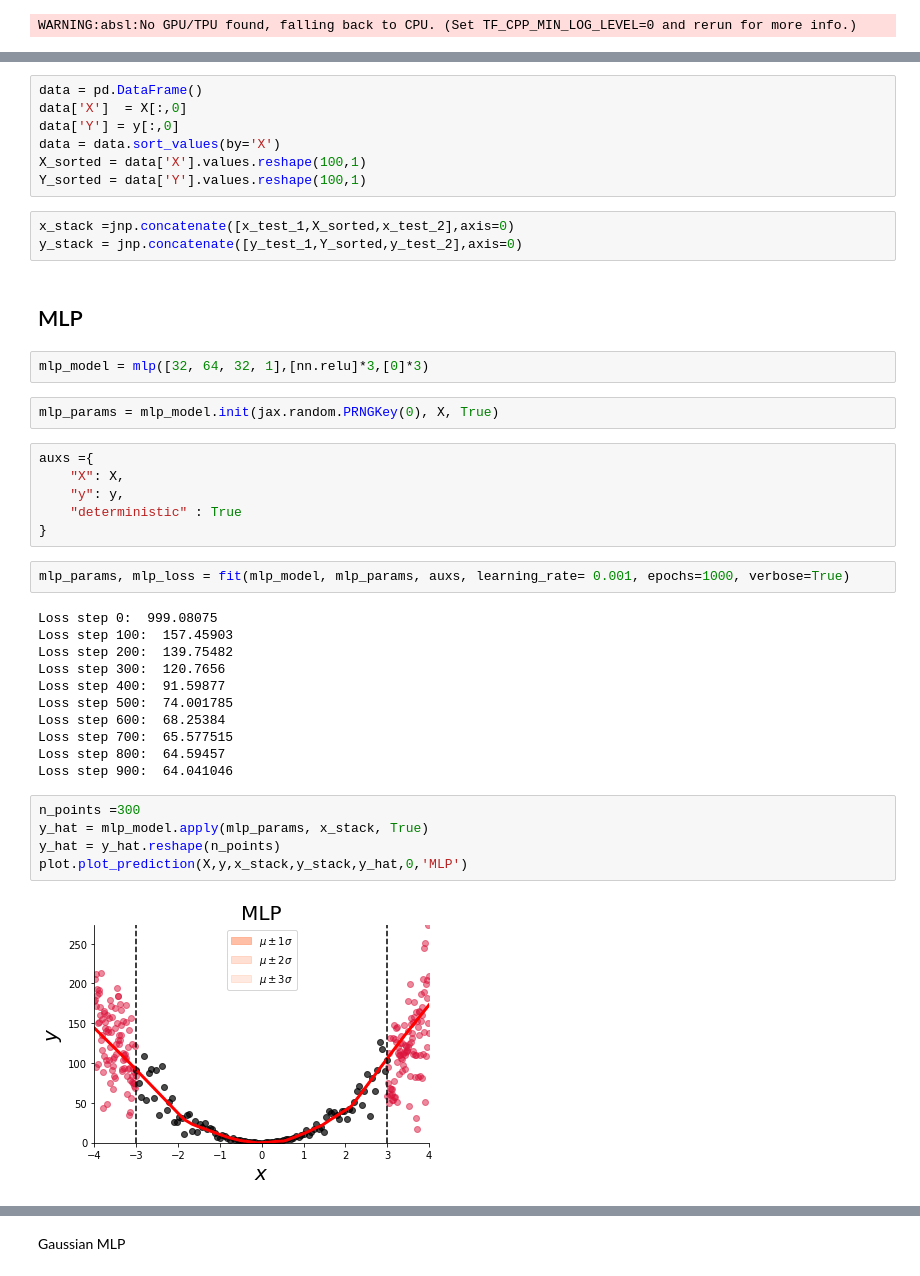
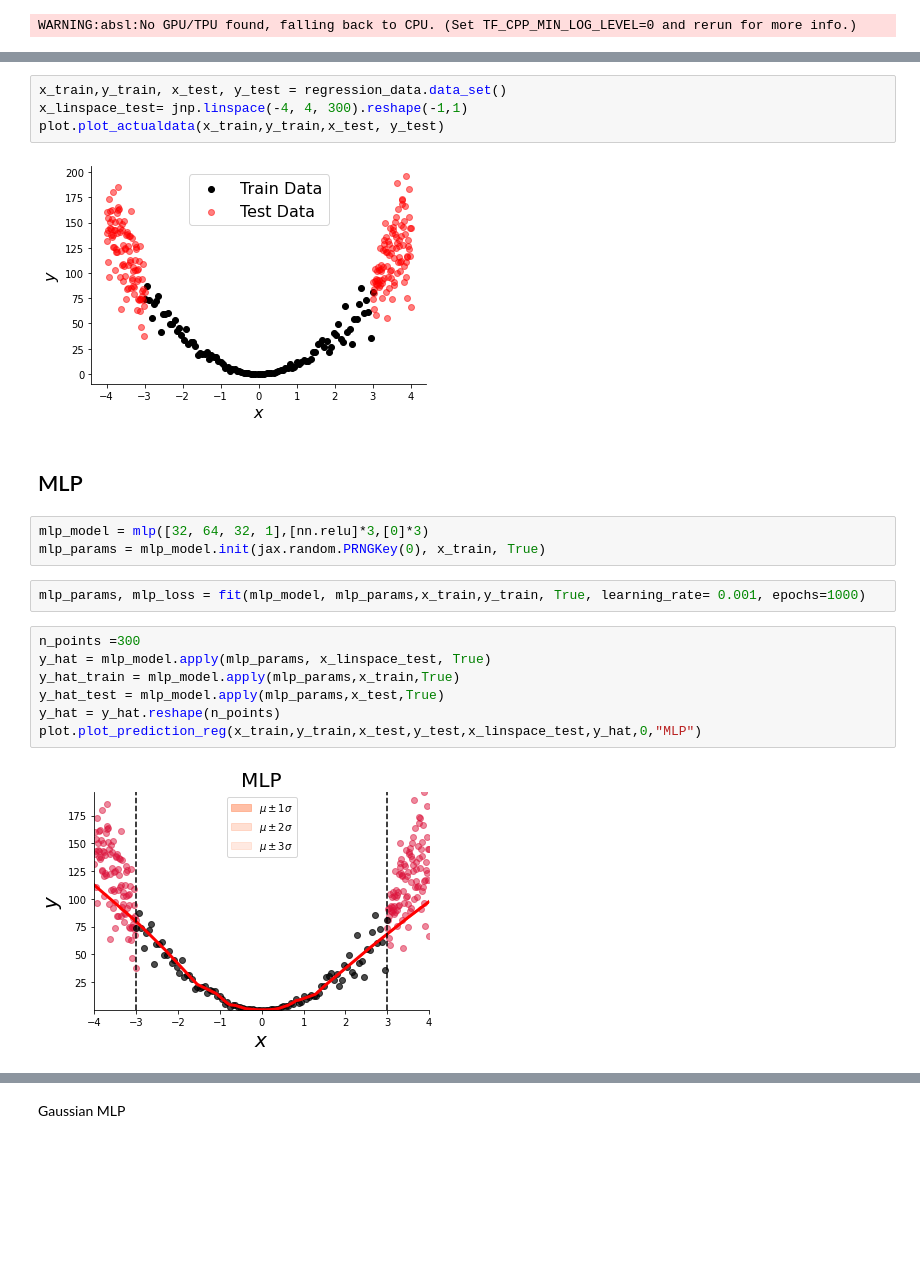
Before and after one commit to nipunbatra/bnn-zoo, a Jupyter notebook: notebooks/regression/heteroDataComparison.ipynb, the cells around one changed output, grey strips where cells are left out. Cells and saved outputs as stored; diff of their text form; blank space fills up the shorter version.

```diff
--- a/notebooks/regression/heteroDataComparison.ipynb
+++ b/notebooks/regression/heteroDataComparison.ipynb
@@ -37,42 +35,22 @@ plot.plot_actualdata(X,y,x_test_1,y_test_1,x_test_2,y_test_2)
-# %%
-data = pd.DataFrame()
-data['X']  = X[:,0]
-data['Y'] = y[:,0]
-data = data.sort_values(by='X')
-X_sorted = data['X'].values.reshape(100,1)
-Y_sorted = data['Y'].values.reshape(100,1)
-# %%
-x_stack =jnp.concatenate([x_test_1,X_sorted,x_test_2],axis=0)
-y_stack = jnp.concatenate([y_test_1,Y_sorted,y_test_2],axis=0)
+# %%
+x_train,y_train, x_test, y_test = regression_data.data_set()
+x_linspace_test= jnp.linspace(-4, 4, 300).reshape(-1,1)
+plot.plot_actualdata(x_train,y_train,x_test, y_test)
+# %% [output]
+[figure, added]
 # %% [markdown]
 ## MLP
 # %%
 mlp_model = mlp([32, 64, 32, 1],[nn.relu]*3,[0]*3)
+mlp_params = mlp_model.init(jax.random.PRNGKey(0), x_train, True)
-# %%
-mlp_params = mlp_model.init(jax.random.PRNGKey(0), X, True)
-# %%
-auxs ={
-    "X": X,
-    "y": y,
-    "deterministic" : True
-}
 # %%
-mlp_params, mlp_loss = fit(mlp_model, mlp_params, auxs, learning_rate= 0.001, epochs=1000, verbose=True)
+mlp_params, mlp_loss = fit(mlp_model, mlp_params,x_train,y_train, True, learning_rate= 0.001, epochs=1000)
-# %% [output]
-Loss step 0:  999.08075
-Loss step 100:  157.45903
-Loss step 200:  139.75482
-Loss step 300:  120.7656
-Loss step 400:  91.59877
-Loss step 500:  74.001785
-Loss step 600:  68.25384
-Loss step 700:  65.577515
-Loss step 800:  64.59457
-Loss step 900:  64.041046
 # %%
 n_points =300
-y_hat = mlp_model.apply(mlp_params, x_stack, True)
+y_hat = mlp_model.apply(mlp_params, x_linspace_test, True)
+y_hat_train = mlp_model.apply(mlp_params,x_train,True)
+y_hat_test = mlp_model.apply(mlp_params,x_test,True)
 y_hat = y_hat.reshape(n_points)
-plot.plot_prediction(X,y,x_stack,y_stack,y_hat,0,'MLP')
+plot.plot_prediction_reg(x_train,y_train,x_test,y_test,x_linspace_test,y_hat,0,"MLP")
 # %% [output]
-[figure, old version]
+[figure, new version]
```
Also changed, not shown: parts of 43 cells of this notebook, 2 other files.
